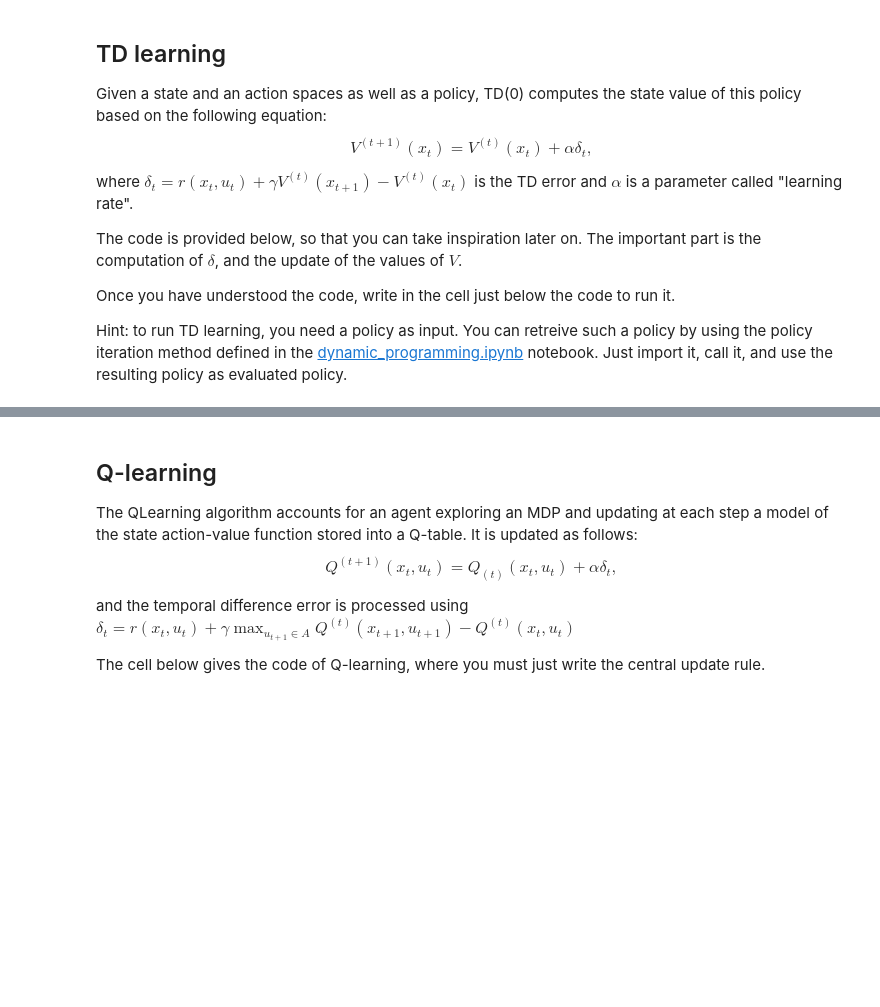
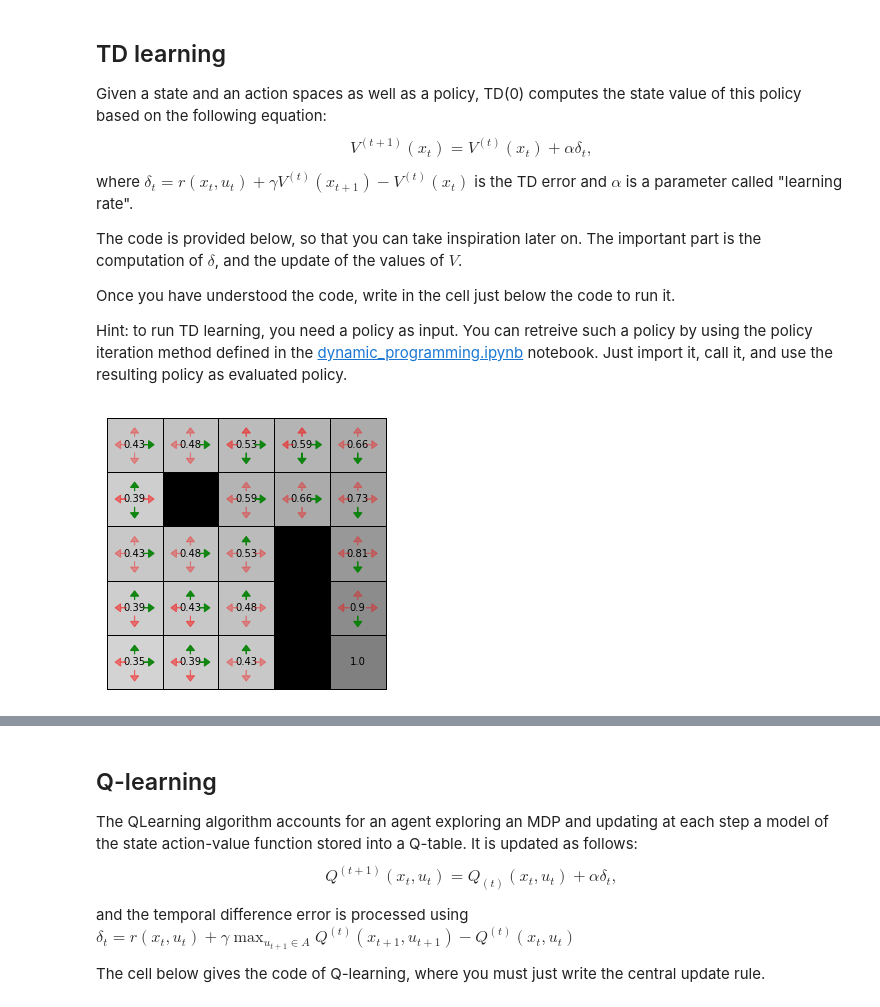
Before and after one commit to AntoninARBERET/rl_labs_notebooks, a Jupyter notebook: reinforcement_learning.ipynb, the cells around one changed output, grey strips where cells are left out. Cells and saved outputs as stored; diff of their text form; code cells hidden in the pictures; blank space fills up the shorter version.

Commit message:
Add import file, TD learning

```diff
--- a/reinforcement_learning.ipynb
+++ b/reinforcement_learning.ipynb
@@ -72,0 +73,13 @@ def TD(mdp, pol, nEpisodes=100000, nTimesteps=25, render=True):
+# %%
+%matplotlib inline
+#from ipynb.fs.defs.mdp import maze_mdp # Markov Decision Process
+#from ipynb.fs.defs.maze_plotter import maze_plotter # used for visualization of the state value and policy evolution
+
+walls = [6,17,18,19]
+height = 5
+width = 5
+m = maze_mdp(width, height, walls=walls, terminal_states=[height*width-1]) # maze-like MDP definition
+
+[Q_list, policy_list] = VI_Q(m,render=True)
+# %% [output]
+[figure, added]
```
Also changed, not shown: parts of 4 cells of this notebook, 3 other files.
